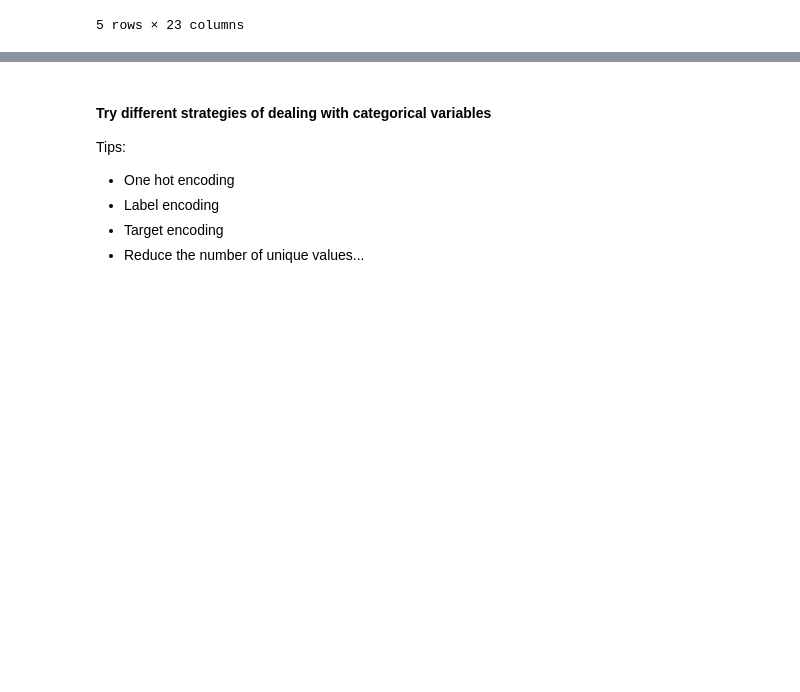
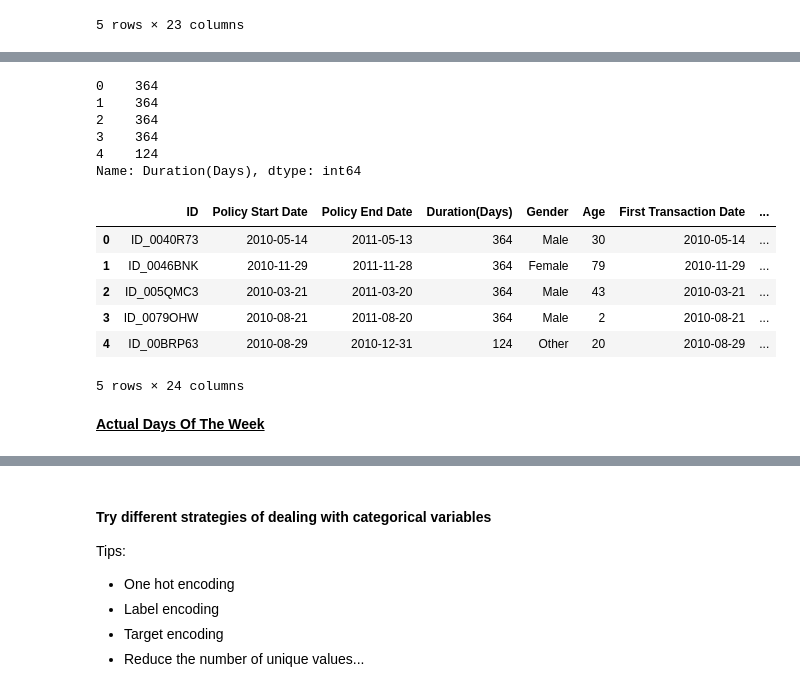
Before and after one commit to CherutoSharleen/Insurance-Claim-Datathon, a Jupyter notebook: Python_StarterNotebook.ipynb, the cells around one changed output, grey strips where cells are left out. Saved outputs shown, nothing was run; the diff lists cells and outputs as text; code cells hidden in the pictures; blank space fills up the shorter version.

Commit message:
Imputing Dates. Don't merge: Model does not run because it expects numerical(int/float) or bool values and the changes produce String values eg. Day of the Week of Policy Start Date

```diff
--- a/Python_StarterNotebook.ipynb
+++ b/Python_StarterNotebook.ipynb
@@ -233,3 +233,19 @@ Tips:
  - Min
  - [sklearn SimpleImputer](https://scikit-learn.org/stable/modules/generated/sklearn.impute.SimpleImputer.html)
  - Others... do more reasearch
+# %%
+# Categorical data imputationb
+#  Imputation using New Category
+'''
+all_data.isnull().sum()
+
+# Impute with most frequent categories
+for col in all_data.columns:
+  if col in cat_cols:
+    # If no category uknown create if there just continue
+    all_data[col] = all_data[col].cat.add_categories("Uknown").fillna("Uknown")
+    # all_data[col] = all_data[col].fillna("Uknown")
+  elif col in date_cols+num_cols:
+    all_data[col] = all_data[col].fillna(all_data[col].mode()[0])
+all_data[all_data.columns.difference(['target'])].isna().sum()
+'''
@@ -236,11 +254,11 @@ Tips:
 # %%
 # Fill in missing values
 # For cat cols and date cols fill in with mode and for num cols fill in with 9999
-for col in all_data.columns:
-  if col in date_cols+cat_cols:
-    all_data[col] = all_data[col].fillna(all_data[col].mode()[0])
-  elif col in num_cols:
-    all_data[col] = all_data[col].fillna(all_data[col].fillna(9999))
+# for col in all_data.columns:
+#   if col in date_cols+cat_cols:
+#     all_data[col] = all_data[col].fillna(all_data[col].mode()[0])
+#   elif col in num_cols:
+#     all_data[col] = all_data[col].fillna(all_data[col].fillna(9999))
 
-# Confirm that there aren't any missing values
-all_data[all_data.columns.difference(['target'])].isna().sum()
+# # Confirm that there aren't any missing values
+# all_data[all_data.columns.difference(['target'])].isna().sum()
@@ -286,0 +298,25 @@ all_data.head()
+# %%
+all_data.insert(3,"Duration(Days)",0)
+# %%
+all_data["Duration(Days)"] = (all_data['Policy End Date'] - all_data['Policy Start Date']).dt.days
+all_data["Duration(Days)"].head()
+# %% [output]
+0    364
+1    364
+2    364
+3    364
+4    124
+Name: Duration(Days), dtype: int64
+# %%
+
+all_data.head()
+# %% [output]
+|  | ID | Policy Start Date | Policy End Date | Duration(Days) | Gender | Age | First Transaction Date | ... |
+| 0 | ID_0040R73 | 2010-05-14 | 2011-05-13 | 364 | Male | 30 | 2010-05-14 | ... |
+| 1 | ID_0046BNK | 2010-11-29 | 2011-11-28 | 364 | Female | 79 | 2010-11-29 | ... |
+| 2 | ID_005QMC3 | 2010-03-21 | 2011-03-20 | 364 | Male | 43 | 2010-03-21 | ... |
+| 3 | ID_0079OHW | 2010-08-21 | 2011-08-20 | 364 | Male | 2 | 2010-08-21 | ... |
+| 4 | ID_00BRP63 | 2010-08-29 | 2010-12-31 | 124 | Other | 20 | 2010-08-29 | ... |
+5 rows × 24 columns
+# %% [markdown]
+<b><u> Actual Days Of The Week
```
Also changed, not shown: parts of 23 cells of this notebook, 1 other file.
